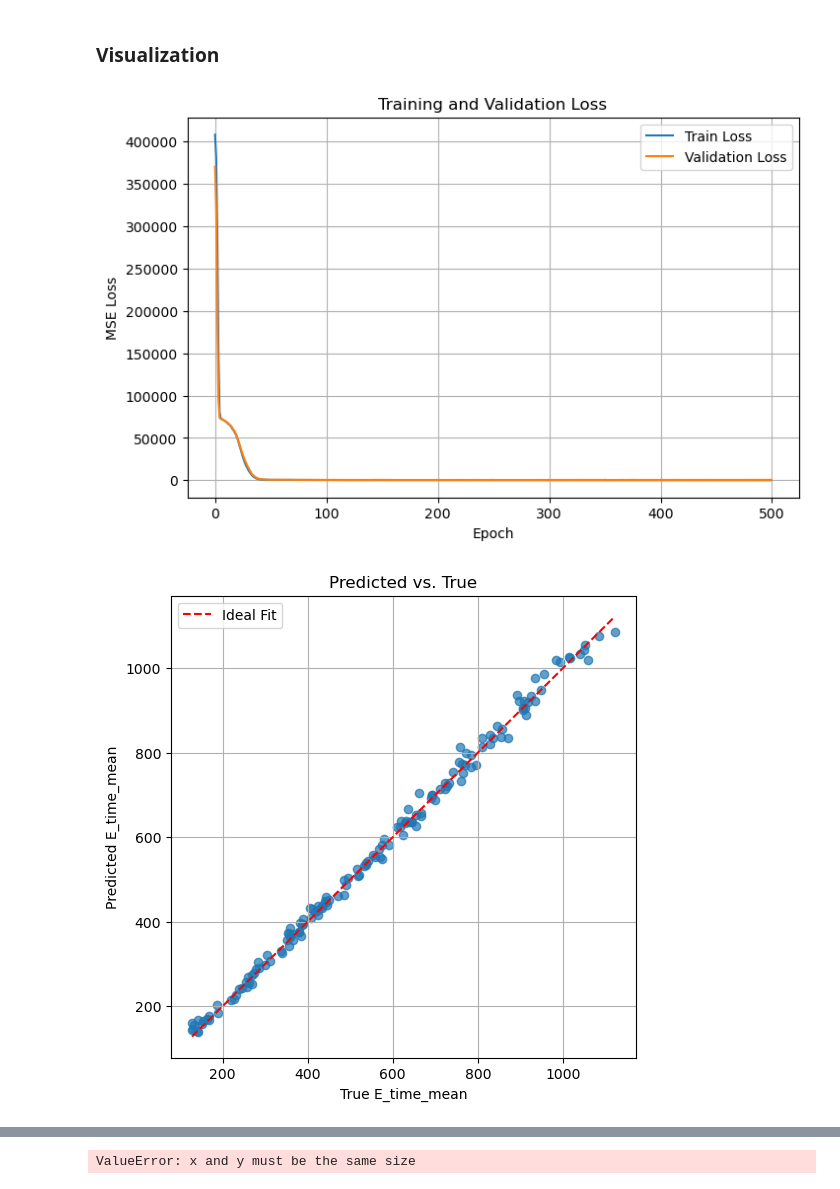
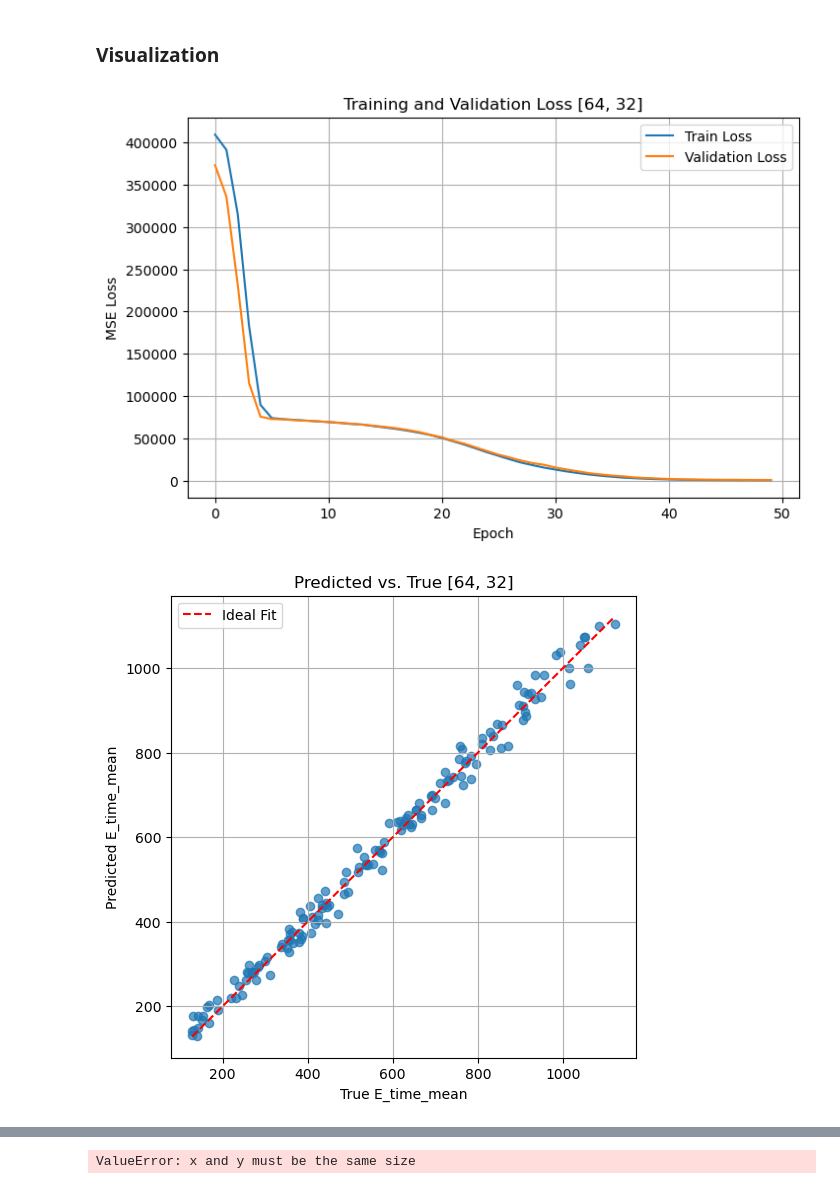
Before and after one commit to shawn-mcdonald-dev/lorenz96, a Jupyter notebook: notebooks/l96.ipynb, the cells around one changed output, grey strips where cells are left out. Drawn from its saved outputs; the diff is of its cells as text; code cells hidden in the pictures.

```diff
--- a/notebooks/l96.ipynb
+++ b/notebooks/l96.ipynb
@@ -106,7 +106,7 @@ def train_model(model, train_loader, val_loader, epochs=100, lr=1e-3):
 
     return model, all_train_losses, all_val_losses
 # %%
-data_dir = "data/l96_N40_T20_S600_1000"
+data_dir = "../data/l96_N40_T20_S600_1000"
 csv_file = os.path.join(data_dir, "targets_time_mean_energy.csv")
 
 # Read all IDs
@@ -139,7 +139,7 @@ test_loader = DataLoader(test_ds, batch_size=16, shuffle=False)
 model = SimpleNN(input_dim=41)
 
 # Train
-_, all_train_losses, all_val_losses = train_model(model, train_loader, val_loader, epochs=500, lr=1e-3)
+_, all_train_losses, all_val_losses = train_model(model, train_loader, val_loader, epochs=50, lr=1e-3)
 
 # Evaluate on test set
 model.eval()
@@ -195,20 +195,20 @@ import numpy as np
 # %%
 def plot_loss_curves(train_losses, val_losses):
     """Plot training and validation loss curves."""
     plt.figure(figsize=(8,5))
     plt.plot(train_losses, label="Train Loss")
     plt.plot(val_losses, label="Validation Loss")
     plt.xlabel("Epoch")
     plt.ylabel("MSE Loss")
-    plt.title("Training and Validation Loss")
+    plt.title("Training and Validation Loss [64, 32]")
     plt.legend()
     plt.grid(True)
     plt.savefig("loss_curves.png")
     plt.show()
 
 plot_loss_curves(all_train_losses, all_val_losses)
 # %% [output]
-[figure, old version]
+[figure, new version]
 # %%
 def plot_predictions_vs_true(y_true, y_pred):
     """Scatter plot: predicted vs. true values."""
@@ -219,7 +219,7 @@ def plot_predictions_vs_true(y_true, y_pred):
     plt.plot([min_val, max_val], [min_val, max_val], 'r--', label="Ideal Fit")
     plt.xlabel("True E_time_mean")
     plt.ylabel("Predicted E_time_mean")
-    plt.title("Predicted vs. True")
+    plt.title("Predicted vs. True [64, 32]")
     plt.legend()
     plt.grid(True)
     plt.savefig("preds_vs_true.png")
@@ -227,7 +227,7 @@ def plot_predictions_vs_true(y_true, y_pred):
 
 plot_predictions_vs_true(trues, preds)
 # %% [output]
-[figure, old version]
+[figure, new version]
 # %%
 def plot_residuals(y_true, y_pred):
     """Residual plot: y_true - y_pred vs predicted."""
```
Also changed, not shown: parts of 5 cells of this notebook, 9 other files.
